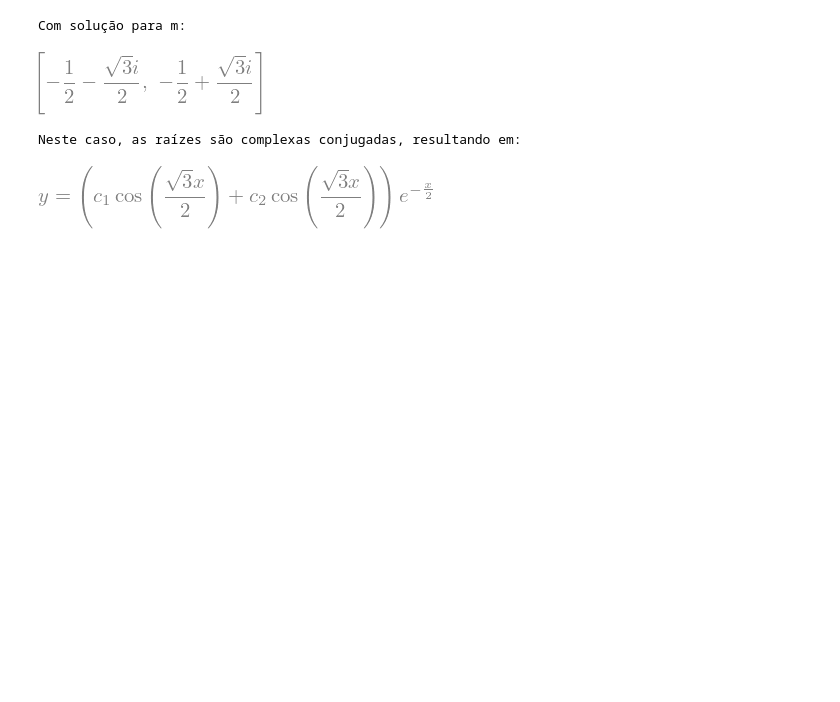
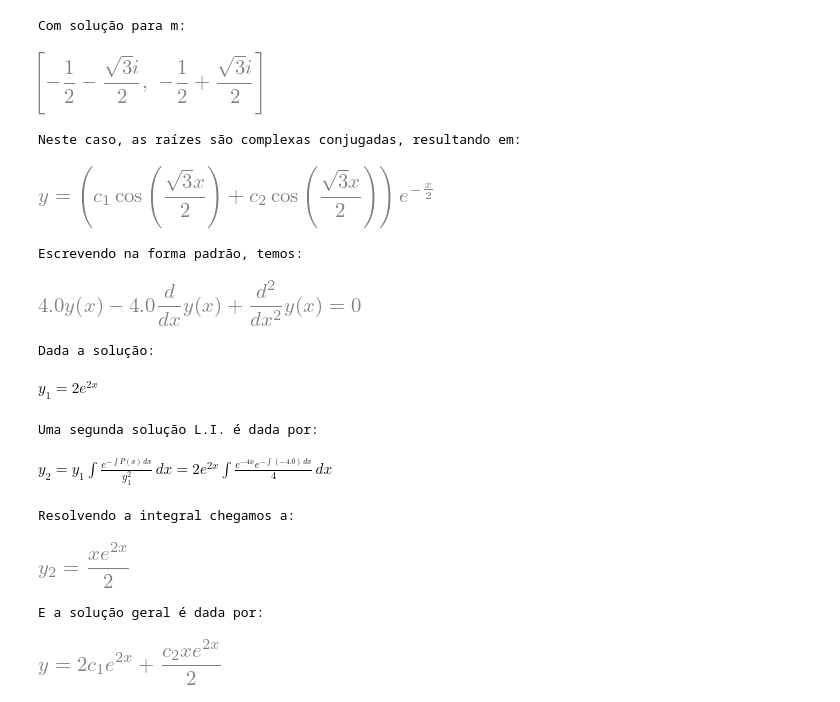
Before and after one commit to brunollago/ode_tools, a Jupyter notebook: ode_example.ipynb, the cells around one changed output. Drawn from its saved outputs; the diff is of its cells as text; code cells hidden in the pictures; blank space fills up the shorter version.

Commit message:
Implemented solve_reduction_of_order need to resolve constants

```diff
--- a/ode_example.ipynb
+++ b/ode_example.ipynb
@@ -100,3 +100,22 @@ Com solução para m:
 [figure]
 Neste caso, as raízes são complexas conjugadas, resultando em:
 [figure]
+# %%
+x = symbols('x')
+a_2 = 1
+a_1 = -4
+a_0 = 4
+y_1 = 2*exp(2*x) # Think how to resolve constants
+
+ode_tools.ode2.solve_reduction_of_order(a_2, a_1, a_0, y_1)
+# %% [output]
+Escrevendo na forma padrão, temos:
+[figure, added]
+Dada a solução:
+$\displaystyle y_1=2 e^{2 x}$
+Uma segunda solução L.I. é dada por:
+$\displaystyle y_{2}=y_{1} \int \frac{e^{- \int P(x)\, dx}}{y_{1}^{2}}\, dx=2 e^{2 x} \int \frac{e^{- 4 x} e^{- \int \left(-4.0\right)\, dx}}{4}\, dx$
+Resolvendo a integral chegamos a:
+[figure, added]
+E a solução geral é dada por:
+[figure, added]
```
Also changed, not shown: 1 other file.
